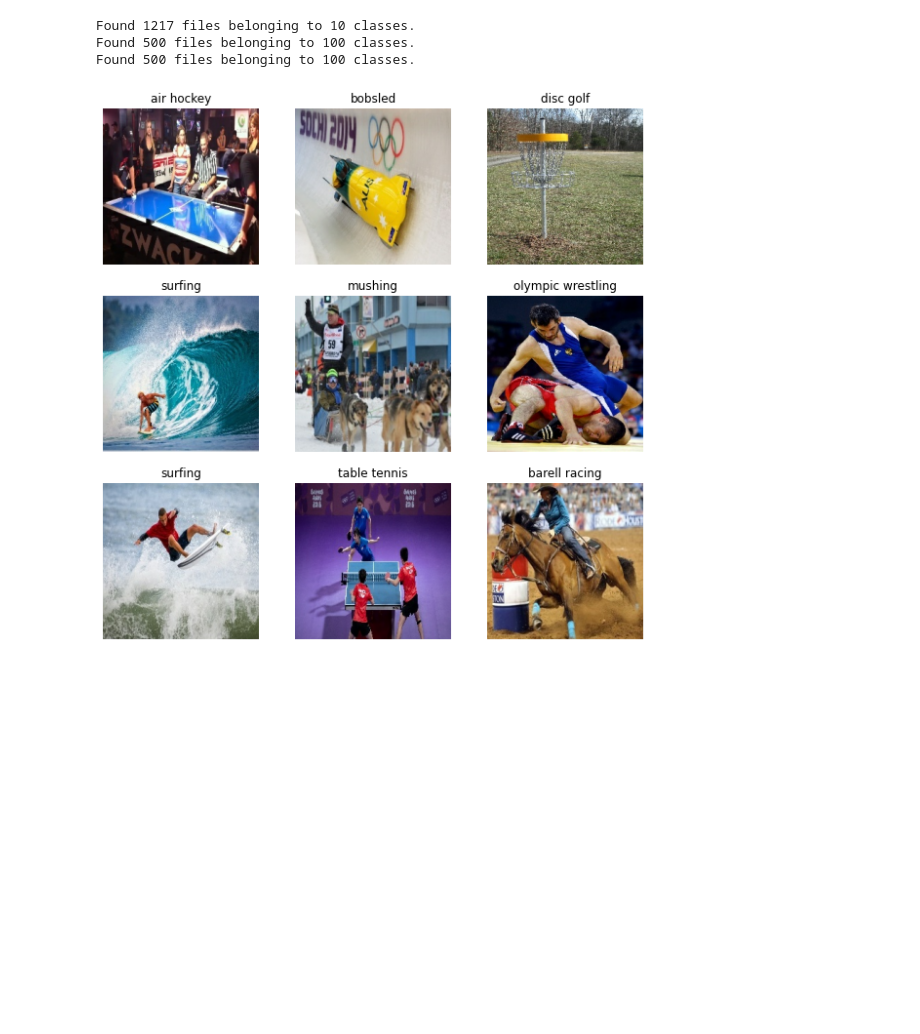
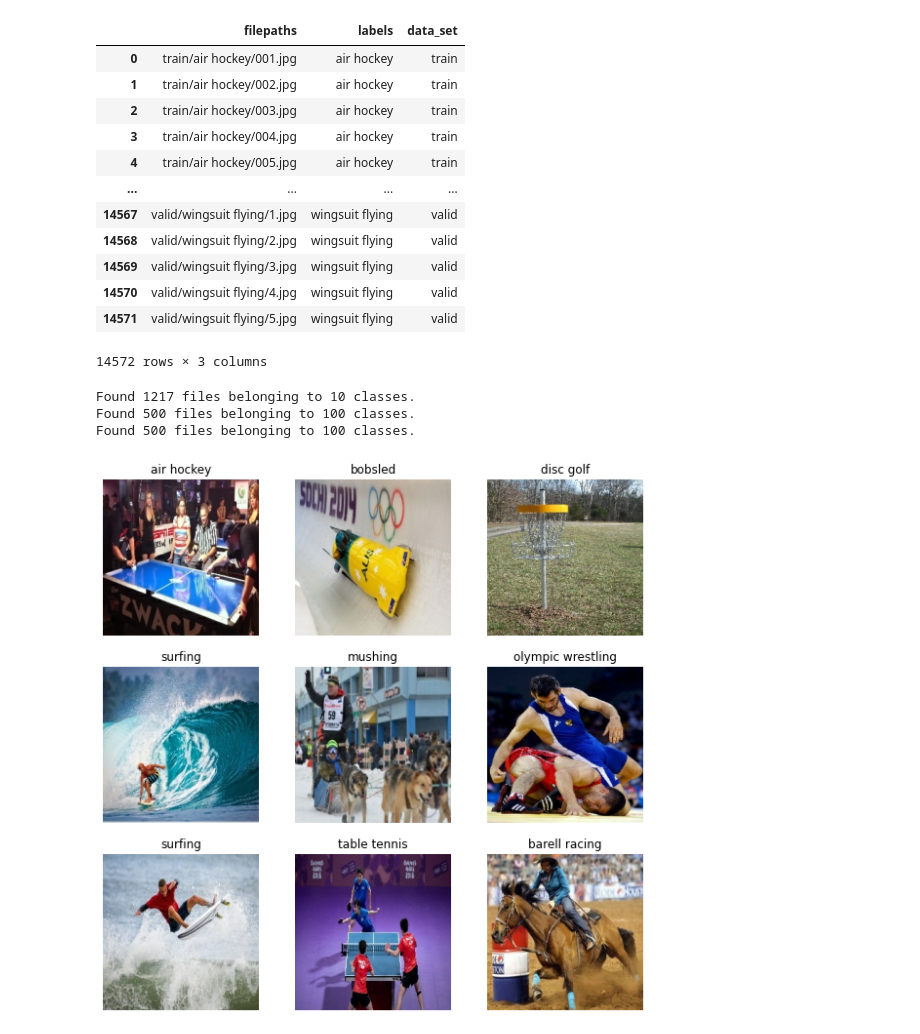
Before and after one commit to HoldenLauer/Sports_Image_Classification, a Jupyter notebook: ML_classification.ipynb, the cells around one changed output. Cells and saved outputs as stored; diff of their text form; code cells hidden in the pictures; blank space fills up the shorter version.

```diff
--- a/ML_classification.ipynb
+++ b/ML_classification.ipynb
@@ -17,17 +19,25 @@ db_string = f"postgresql://postgres:{db_password}@127.0.0.1:5432/database-dallas
 # %%
+db_string = f"postgresql+psycopg2://postgres:{db_password}@{end}:5432/postgres"
+
 engine = create_engine(db_string)
 
-# reflect an existing database into a new model
-Base = automap_base()
-# reflect the tables
-Base.prepare(engine, reflect=True)
-
-# Save references to each table
-Measurement = Base.classes.measurement
-Station = Base.classes.station
-
-# Create our session (link) from Python to the DB
-session = Session(engine)
+connection = engine.connect()
+# %%
+pd.read_sql("SELECT * FROM sports", connection)
+# %% [output]
+|  | filepaths | labels | data_set |
+| 0 | train/air hockey/001.jpg | air hockey | train |
+| 1 | train/air hockey/002.jpg | air hockey | train |
+| 2 | train/air hockey/003.jpg | air hockey | train |
+| 3 | train/air hockey/004.jpg | air hockey | train |
+| 4 | train/air hockey/005.jpg | air hockey | train |
+| ... | ... | ... | ... |
+| 14567 | valid/wingsuit flying/1.jpg | wingsuit flying | valid |
+| 14568 | valid/wingsuit flying/2.jpg | wingsuit flying | valid |
+| 14569 | valid/wingsuit flying/3.jpg | wingsuit flying | valid |
+| 14570 | valid/wingsuit flying/4.jpg | wingsuit flying | valid |
+| 14571 | valid/wingsuit flying/5.jpg | wingsuit flying | valid |
+14572 rows × 3 columns
 # %%
 # Set Parameters
 num_classes = 100
```
Also changed, not shown: parts of 7 cells of this notebook.
